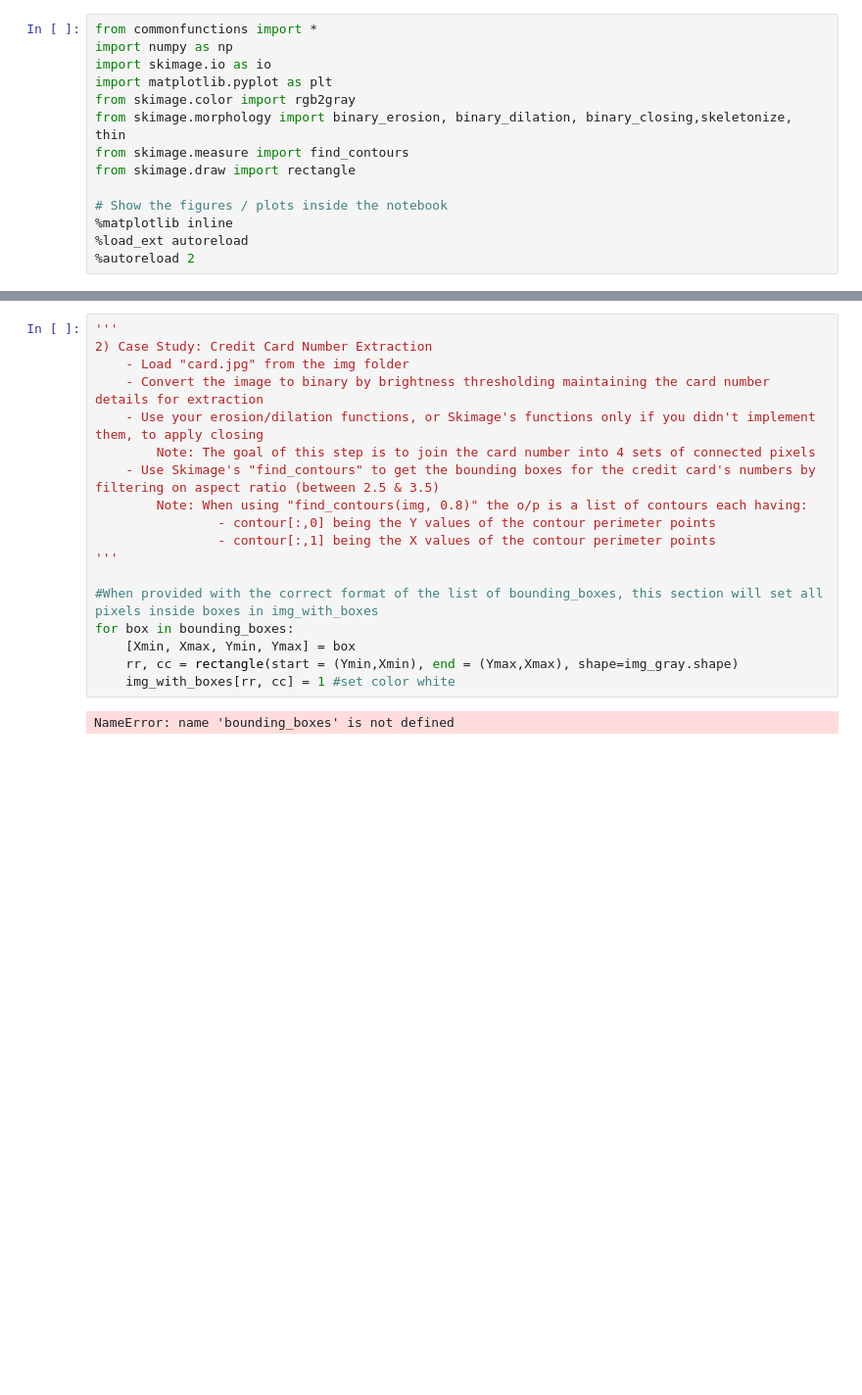
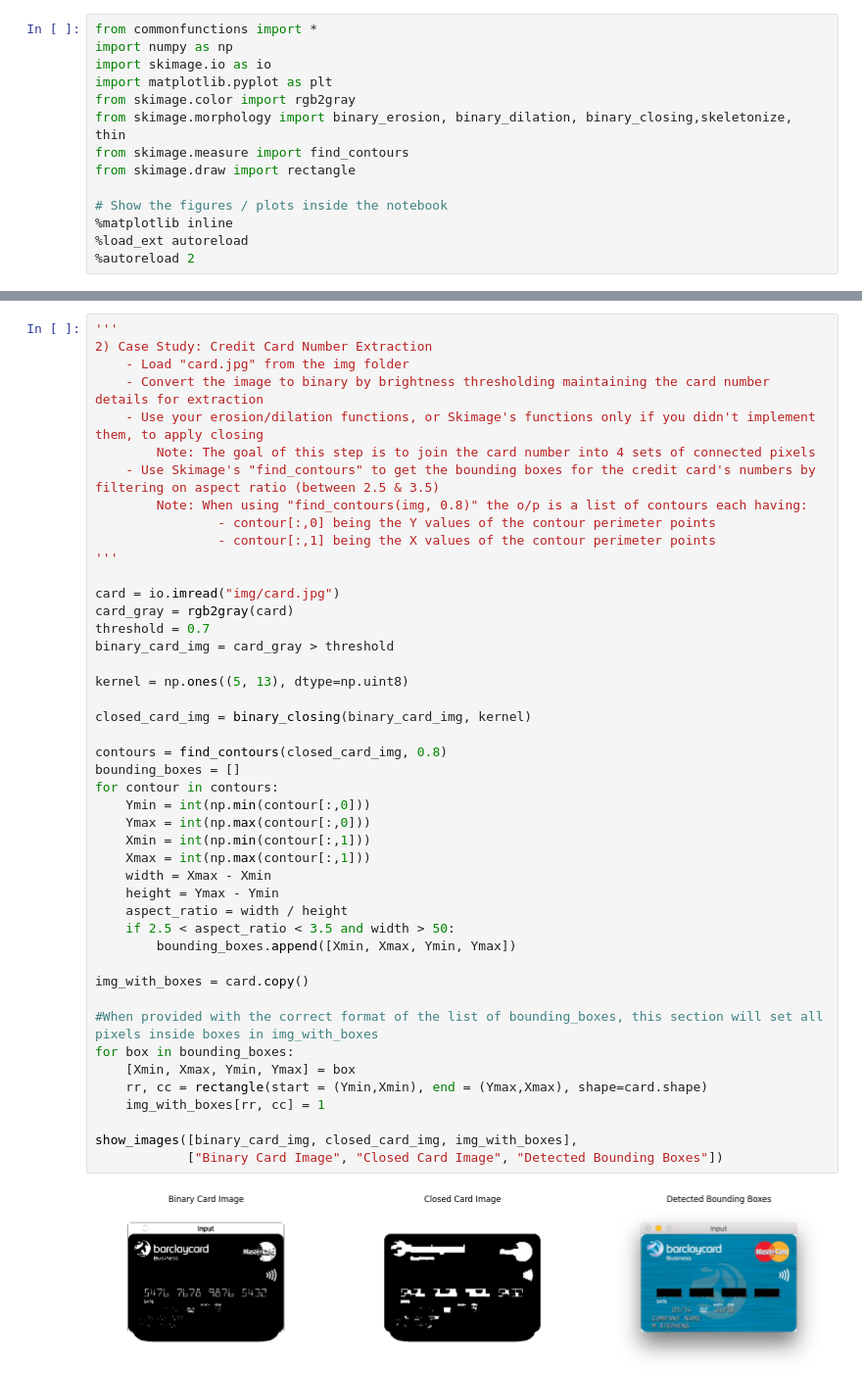
Before and after one commit to MoBahgat010/Image-Processing, a Jupyter notebook: Lab06-STD/lab-Morphology-STD.ipynb, the cells around one changed output, grey strips where cells are left out. Shown at 98% size. Saved outputs shown, nothing was run; the diff lists cells and outputs as text; blank space fills up the shorter version.

```diff
--- a/Lab06-STD/lab-Morphology-STD.ipynb
+++ b/Lab06-STD/lab-Morphology-STD.ipynb
@@ -69,23 +69,50 @@ show_images([binary_img, custom_dilated_binary_img, dilated_binary_img], ["Origi
 # %%
 '''
 2) Case Study: Credit Card Number Extraction
     - Load "card.jpg" from the img folder
     - Convert the image to binary by brightness thresholding maintaining the card number details for extraction
     - Use your erosion/dilation functions, or Skimage's functions only if you didn't implement them, to apply closing
         Note: The goal of this step is to join the card number into 4 sets of connected pixels
     - Use Skimage's "find_contours" to get the bounding boxes for the credit card's numbers by filtering on aspect ratio (between 2.5 & 3.5)
         Note: When using "find_contours(img, 0.8)" the o/p is a list of contours each having:
                 - contour[:,0] being the Y values of the contour perimeter points
                 - contour[:,1] being the X values of the contour perimeter points
 '''
 
+card = io.imread("img/card.jpg")
+card_gray = rgb2gray(card)
+threshold = 0.7
+binary_card_img = card_gray > threshold
+
+kernel = np.ones((5, 13), dtype=np.uint8)
+
+closed_card_img = binary_closing(binary_card_img, kernel)
+
+contours = find_contours(closed_card_img, 0.8)
+bounding_boxes = []
+for contour in contours:
+    Ymin = int(np.min(contour[:,0]))
+    Ymax = int(np.max(contour[:,0]))
+    Xmin = int(np.min(contour[:,1]))
+    Xmax = int(np.max(contour[:,1]))
+    width = Xmax - Xmin
+    height = Ymax - Ymin
+    aspect_ratio = width / height
+    if 2.5 < aspect_ratio < 3.5 and width > 50:
+        bounding_boxes.append([Xmin, Xmax, Ymin, Ymax])
+
+img_with_boxes = card.copy()
+
 #When provided with the correct format of the list of bounding_boxes, this section will set all pixels inside boxes in img_with_boxes
 for box in bounding_boxes:
     [Xmin, Xmax, Ymin, Ymax] = box
-    rr, cc = rectangle(start = (Ymin,Xmin), end = (Ymax,Xmax), shape=img_gray.shape)
-    img_with_boxes[rr, cc] = 1 #set color white
+    rr, cc = rectangle(start = (Ymin,Xmin), end = (Ymax,Xmax), shape=card.shape)
+    img_with_boxes[rr, cc] = 1
+
+show_images([binary_card_img, closed_card_img, img_with_boxes],
+            ["Binary Card Image", "Closed Card Image", "Detected Bounding Boxes"])
 # %% [output]
-NameError: name 'bounding_boxes' is not defined
+[figure, added]
 # %%
 '''
 3) Skeletonization:
```
Also changed, not shown: parts of 2 cells of this notebook.
